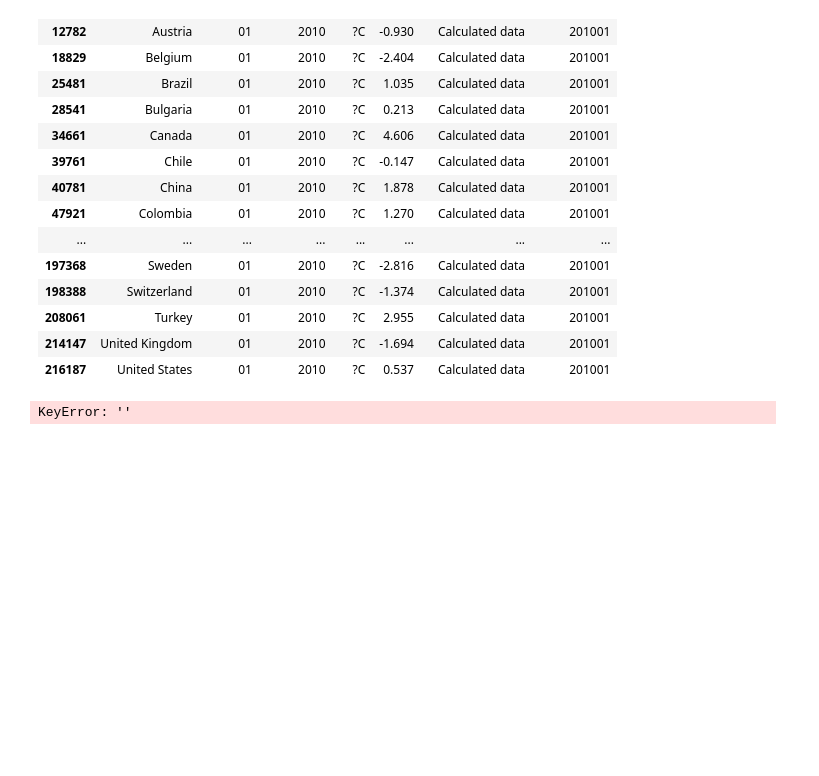
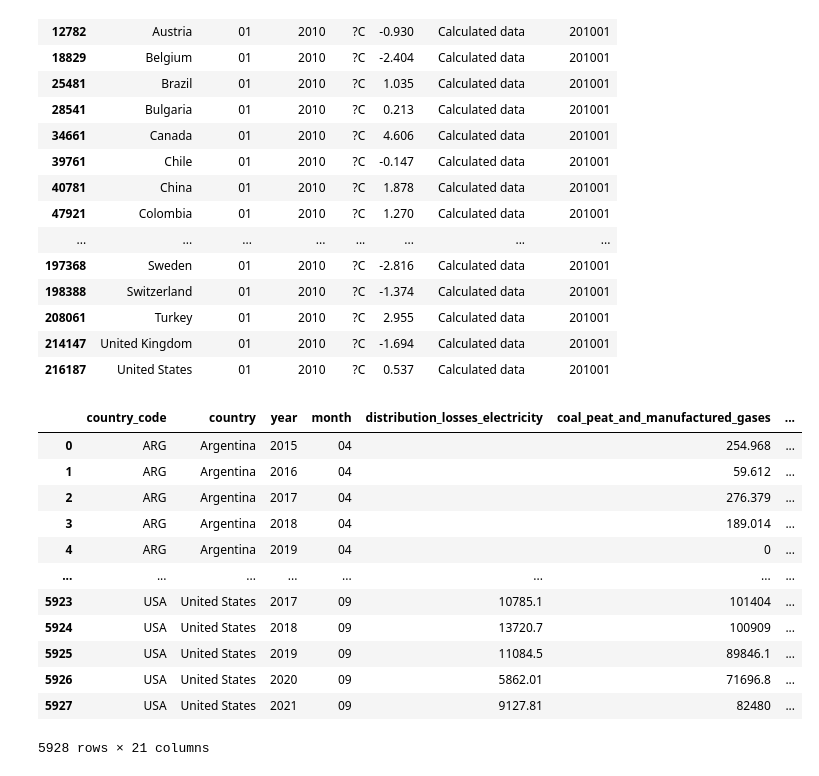
Before and after one commit to shwetajain1022/Project-4, a Jupyter notebook: population_gdp_SJ_WIP.ipynb, the cells around one changed output. Saved outputs shown, nothing was run; the diff lists cells and outputs as text; code cells hidden in the pictures; blank space fills up the shorter version.

```diff
--- a/population_gdp_SJ_WIP.ipynb
+++ b/population_gdp_SJ_WIP.ipynb
@@ -1059,7 +1057,24 @@ temp_change_temp
 | 208061 | Turkey | 01 | 2010 | ?C | 2.955 | Calculated data | 201001 |
 | 214147 | United Kingdom | 01 | 2010 | ?C | -1.694 | Calculated data | 201001 |
 | 216187 | United States | 01 | 2010 | ?C | 0.537 | Calculated data | 201001 |
-# %%
-temp_changes = temp_changes.loc[temp_changes['']]
-# %% [output]
-KeyError: ''
+# %%
+energyconsumption_final_df = pd.merge(energyconsumption_df_2,popn_select_country_df_final,how="inner",
+                                      left_on=['country_code','month','year'], right_on = ['country_code','month','year'])
+# %%
+energyconsumption_final_df = energyconsumption_final_df.drop(columns={'country_y'})
+energyconsumption_final_df = energyconsumption_final_df.rename(columns={'country_x':'country'})
+energyconsumption_final_df
+# %% [output]
+|  | country_code | country | year | month | distribution_losses_electricity | coal_peat_and_manufactured_gases | ... |
+| 0 | ARG | Argentina | 2015 | 04 |  | 254.968 | ... |
+| 1 | ARG | Argentina | 2016 | 04 |  | 59.612 | ... |
+| 2 | ARG | Argentina | 2017 | 04 |  | 276.379 | ... |
+| 3 | ARG | Argentina | 2018 | 04 |  | 189.014 | ... |
+| 4 | ARG | Argentina | 2019 | 04 |  | 0 | ... |
+| ... | ... | ... | ... | ... | ... | ... | ... |
+| 5923 | USA | United States | 2017 | 09 | 10785.1 | 101404 | ... |
+| 5924 | USA | United States | 2018 | 09 | 13720.7 | 100909 | ... |
+| 5925 | USA | United States | 2019 | 09 | 11084.5 | 89846.1 | ... |
+| 5926 | USA | United States | 2020 | 09 | 5862.01 | 71696.8 | ... |
+| 5927 | USA | United States | 2021 | 09 | 9127.81 | 82480 | ... |
+5928 rows × 21 columns
```
Also changed, not shown: parts of 15 cells of this notebook, 2 other files.
